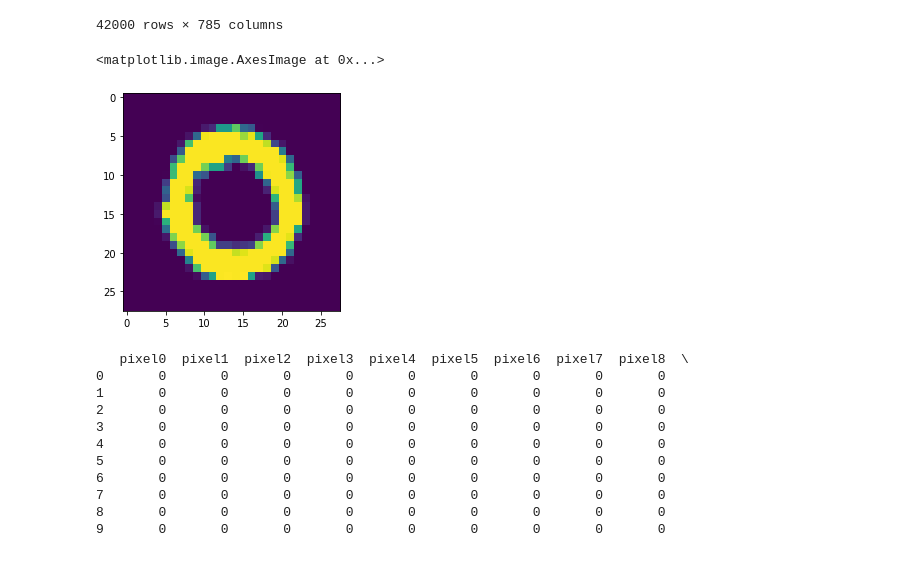
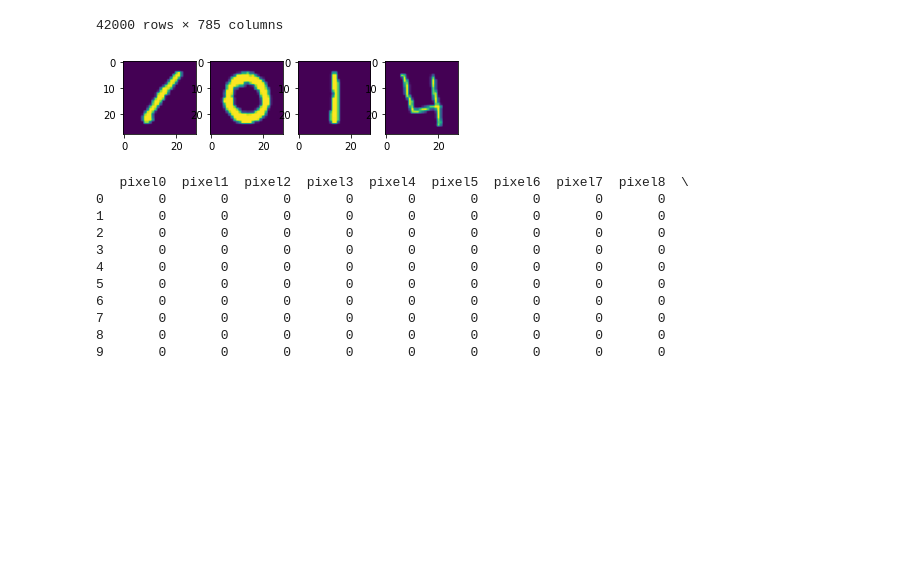
Before and after one commit to Suyashiitr/kaggle, a Jupyter notebook: neural-networks-digit-recogniser.ipynb, the cells around one changed output. Drawn from its saved outputs; the diff is of its cells as text; code cells hidden in the pictures; blank space fills up the shorter version.

```diff
--- a/neural-networks-digit-recogniser.ipynb
+++ b/neural-networks-digit-recogniser.ipynb
@@ -46,11 +46,12 @@ inpds
 | 41999 | 9 | 0 | 0 | 0 | 0 | 0 | 0 | 0 | 0 | 0 | ... | ... |
 42000 rows × 785 columns
 # %%
-plt.imshow(inpds.iloc[1,1:].values.reshape(28,28))
-#plots 2nd entry of the label column
+for i in range(4):
+    plt.subplot(1,4,i+1)
+    plt.imshow(inpds.iloc[i,1:].values.reshape(28,28))
+#plots first 4 entries of the label column
 # %% [output]
-<matplotlib.image.AxesImage at 0x...>
-[figure, old version]
+[figure, new version]
 # %%
 x = inpds.iloc[:,1:]
 y = inpds.iloc[:,0:1]
```
Also changed, not shown: parts of 4 cells of this notebook.
